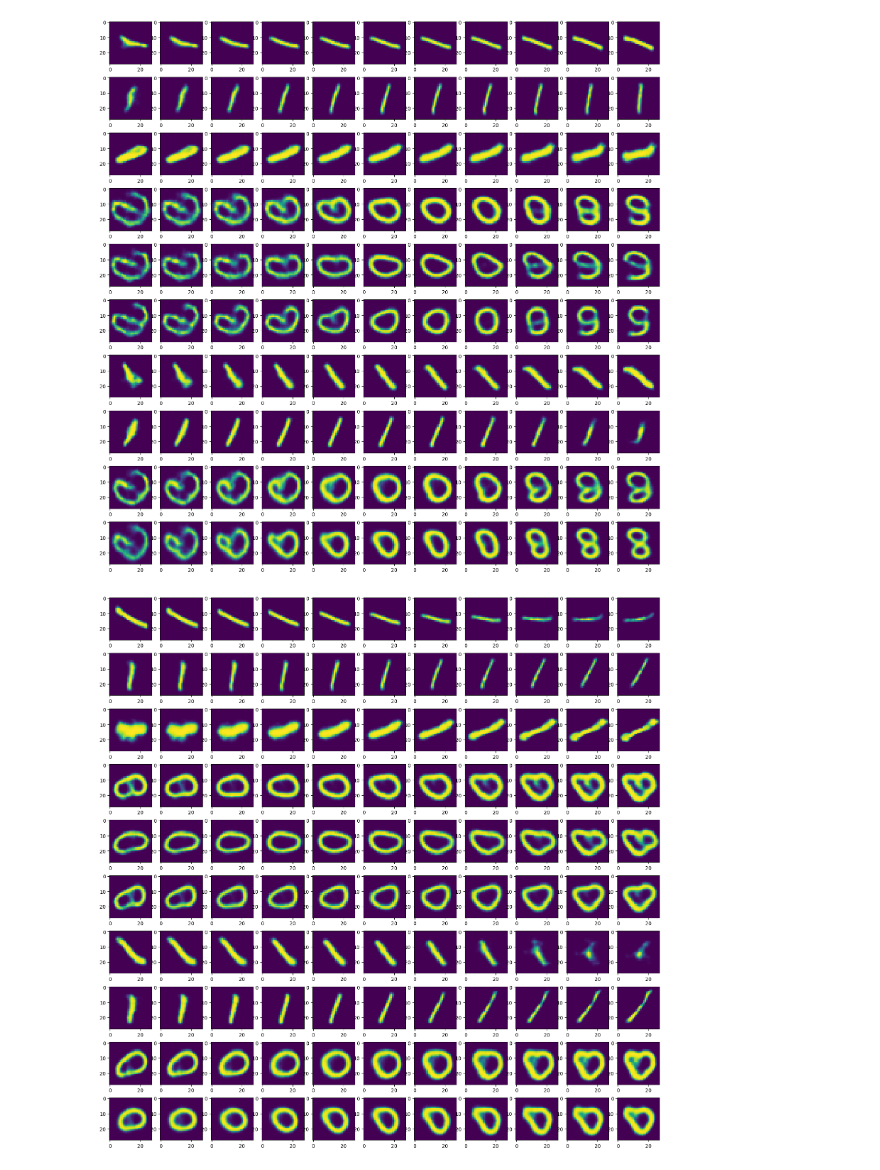
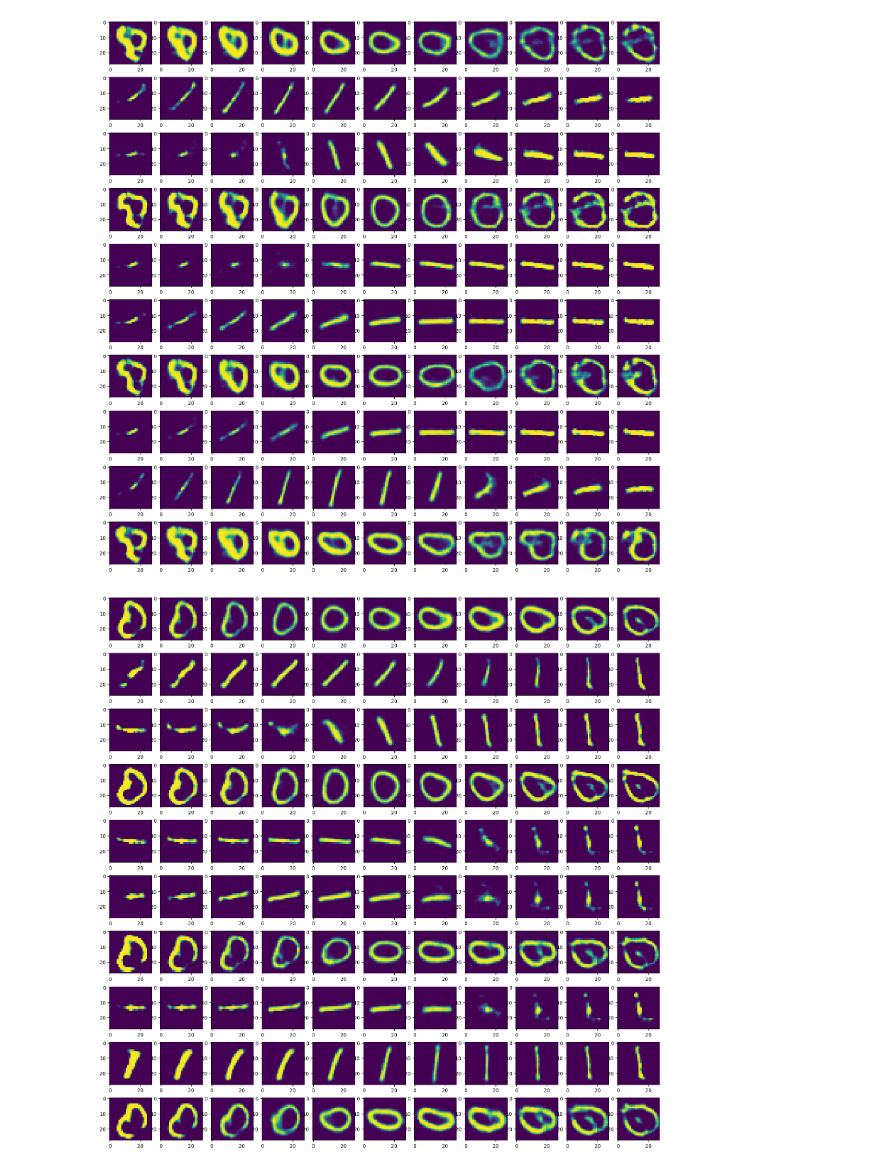
Before and after one commit to dc250601/SYMMETRY, a Jupyter notebook: ORACLE_LATENT.ipynb, the cells around one changed output. Cells and saved outputs as stored; diff of their text form; code cells hidden in the pictures.

```diff
--- a/ORACLE_LATENT.ipynb
+++ b/ORACLE_LATENT.ipynb
@@ -19,7 +19,7 @@ from models import *
 # %%
 device = "cuda:0"
 LATENT_DIM = 64
-NUM_GENERATORS = 10
+NUM_GENERATORS = 3
 # %%
 # We will work with the distilled data for the sake of simplicity of our work, it turns out that the distilled dataset contains only 0s and 1s
 # %%
@@ -119,12 +119,13 @@ for i in range(300):
         loss6 = criterion_BCE(m.squeeze(),M)
 
         loss_S = loss1 + loss2 + loss3
-        loss_Ae = loss5
+        # loss_Ae = loss5
+        loss_Ae = loss5 + loss1 # Testing ...
         loss_O = loss6
 
         loss_S.backward(retain_graph=True)
-        loss_Ae.backward()
-        loss_O.backward()
+        loss_Ae.backward(retain_graph=True)
+        loss_O.backward(retain_graph=True)
 
 
 
@@ -276,21 +287,21 @@ theta = theta.to(device)
 # %%
 fig,axs = plt.subplots(10,11, figsize = (20,20))
 
 
 for i in range(10):
     for j,step in enumerate(np.arange(-1,1.2,0.2)):
-        axs[i,j].imshow(torch.sigmoid(model_VAE.decoder(model_fd(model_symmetry([theta*(step),zero,zero,zero,zero,zero,zero,zero,zero,zero],model_fe(X)))[:,:,None,None])).detach().cpu()[i,0,:,:])
+        axs[i,j].imshow(torch.sigmoid(model_VAE.decoder(model_fd(model_symmetry([theta*(step),zero,zero],model_fe(X)))[:,:,None,None])).detach().cpu()[i,0,:,:])
 # %% [output]
-[figure, old version]
+[figure, new version]
 # %%
 fig,axs = plt.subplots(10,11, figsize = (20,20))
 
 
 for i in range(10):
     for j,step in enumerate(np.arange(-1,1.2,0.2)):
-        axs[i,j].imshow(torch.sigmoid(model_VAE.decoder(model_fd(model_symmetry([zero,theta*(step),zero,zero,zero,zero,zero,zero,zero,zero],model_fe(X)))[:,:,None,None])).detach().cpu()[i,0,:,:])
+        axs[i,j].imshow(torch.sigmoid(model_VAE.decoder(model_fd(model_symmetry([zero,theta*(step),zero],model_fe(X)))[:,:,None,None])).detach().cpu()[i,0,:,:])
 # %% [output]
-[figure, old version]
+[figure, new version]
 # %%
 fig,axs = plt.subplots(10,11, figsize = (20,20))
 
```
Also changed, not shown: parts of 10 cells of this notebook, 5 other files.
